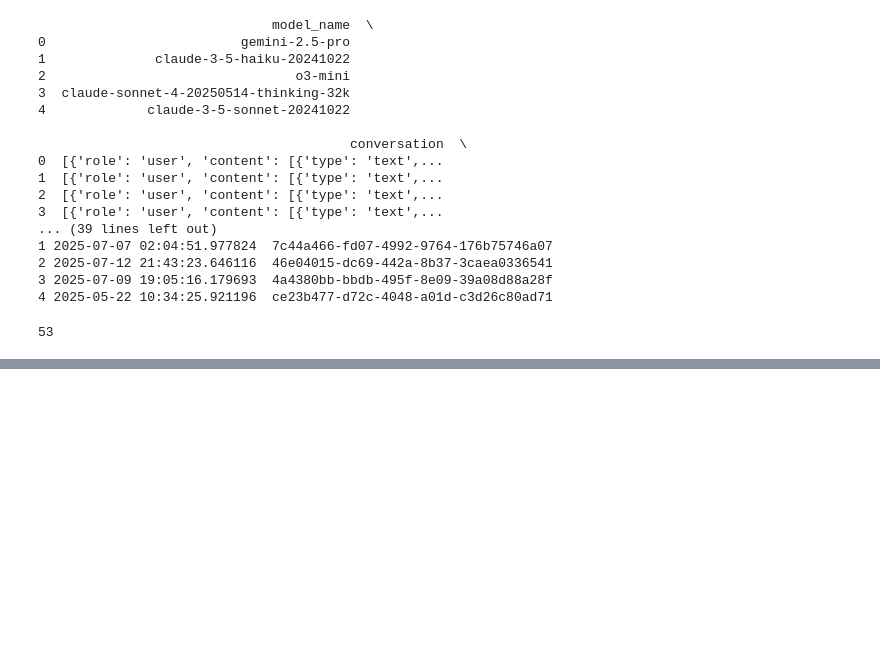
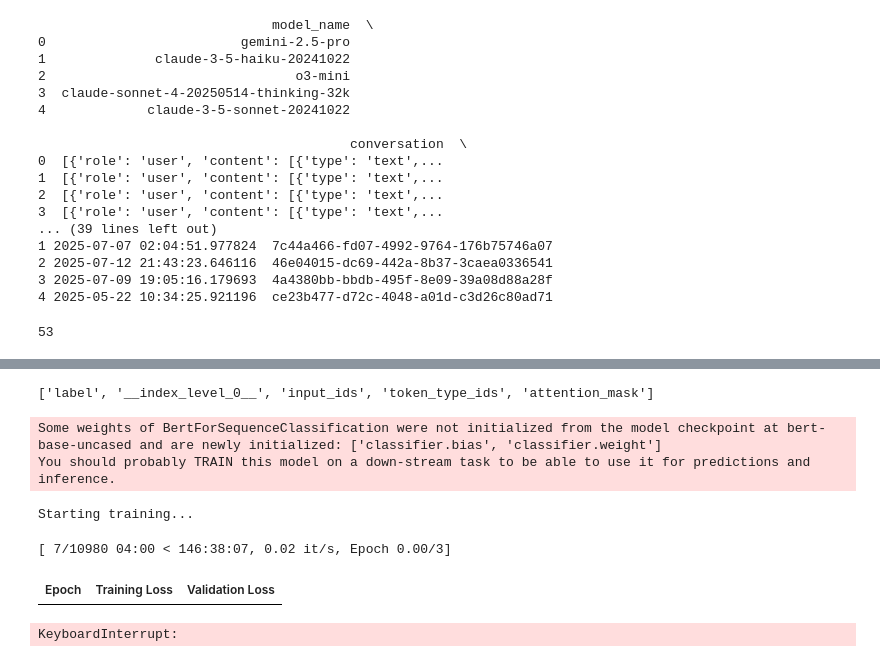
Before and after one commit to hantaoZhangrichard/LLM_Colosseum, a Jupyter notebook: notebook.ipynb, the cells around one changed output, grey strips where cells are left out. Saved outputs shown, nothing was run; the diff lists cells and outputs as text; code cells hidden in the pictures; blank space fills up the shorter version.

```diff
--- a/notebook.ipynb
+++ b/notebook.ipynb
@@ -105,6 +105,6 @@ def clean_conversation(conversation_list):
             for content_item in turn['content']:
                 if isinstance(content_item, dict) and content_item.get('text'):
                     text = content_item['text']
-                    text_parts.append(f"{role}: {text}")
+                    text_parts.append(f"{role}: {text}.")
     return " ".join(text_parts) if text_parts else None
 # %%
@@ -156,2 +198,2 @@ IndexError: single positional indexer is out-of-bounds
 # %%
-dataset = Dataset.from_pandas(reorganized[['conversation', 'model_label']])
+dataset = Dataset.from_pandas(data_short[['conversation_text', 'label']])
@@ -160,0 +247,58 @@ dataset = Dataset.from_pandas(reorganized[['conversation', 'model_label']])
+# %%
+print(train_dataset.column_names)
+# %% [output]
+['label', '__index_level_0__', 'input_ids', 'token_type_ids', 'attention_mask']
+# %%
+model = AutoModelForSequenceClassification.from_pretrained(
+    model_name,
+    num_labels=53
+)
+# %% [output]
+Some weights of BertForSequenceClassification were not initialized from the model checkpoint at bert-base-uncased and are newly initialized: ['classifier.bias', 'classifier.weight']
+You should probably TRAIN this model on a down-stream task to be able to use it for predictions and inference.
+# %%
+training_args = TrainingArguments(
+    output_dir='./results',
+    num_train_epochs=3,
+    per_device_train_batch_size=16,
+    per_device_eval_batch_size=32,
+    warmup_steps=500,
+    weight_decay=0.01,
+    logging_dir='./logs',
+    logging_steps=100,
+    eval_strategy='epoch',  # Evaluate at the end of each epoch
+    save_strategy='epoch',
+    load_best_model_at_end=True,
+    metric_for_best_model='accuracy',
+    learning_rate=2e-5,
+    seed=42,
+    push_to_hub=False,  # Set to True if you want to push to Hugging Face Hub
+)
+# %%
+def compute_metrics(eval_pred):
+    predictions, labels = eval_pred
+    predictions = np.argmax(predictions, axis=1)
+
+    accuracy = accuracy_score(labels, predictions)
+    f1 = f1_score(labels, predictions, average='weighted')
+
+    return {
+        'accuracy': accuracy,
+        'f1': f1,
+    }
+# %%
+trainer = Trainer(
+    model=model,
+    args=training_args,
+    train_dataset=train_dataset,
+    eval_dataset=val_dataset,
+    compute_metrics=compute_metrics,
+)
+
+print("Starting training...")
+trainer.train()
+# %% [output]
+Starting training...
+[ 7/10980 04:00 < 146:38:07, 0.02 it/s, Epoch 0.00/3]
+| Epoch | Training Loss | Validation Loss |
+KeyboardInterrupt:
```
Also changed, not shown: parts of 13 cells of this notebook.
